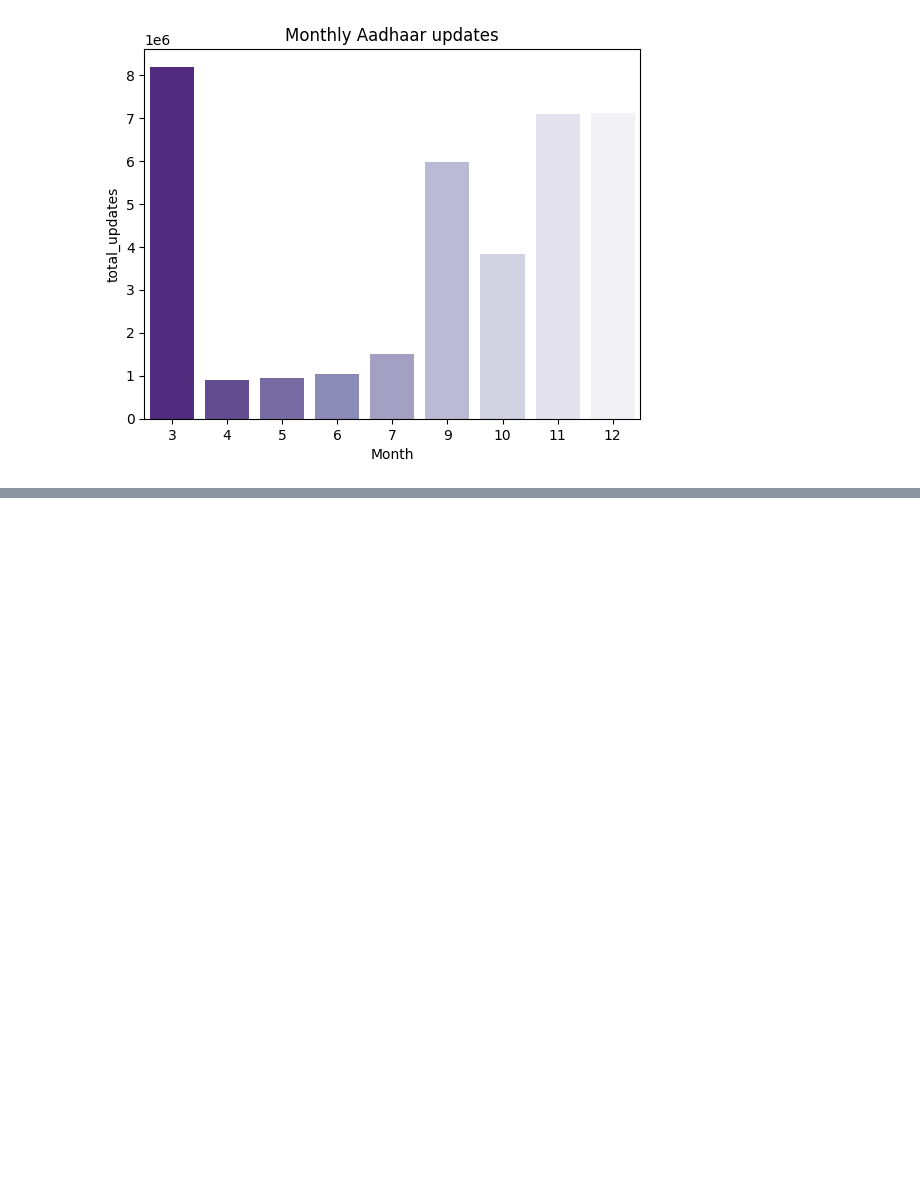
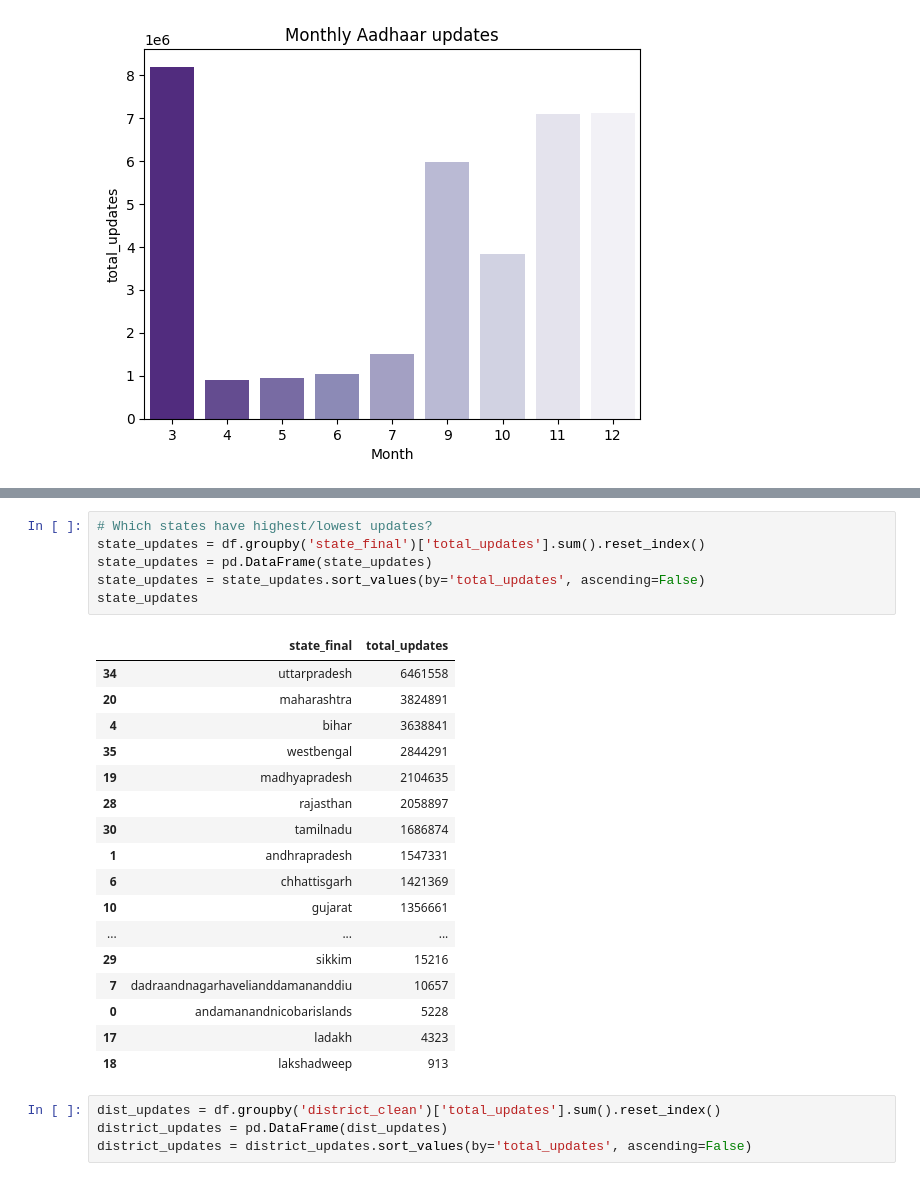
Before and after one commit to Mahii0107/aadhaar-analysis, a Jupyter notebook: Demographic.ipynb, the cells around one changed output, grey strips where cells are left out. Drawn from its saved outputs; the diff is of its cells as text; blank space fills up the shorter version.

```diff
--- a/Demographic.ipynb
+++ b/Demographic.ipynb
@@ -331,0 +469,28 @@ Text(0.5, 0, 'Month')
+# %%
+# Which states have highest/lowest updates?
+state_updates = df.groupby('state_final')['total_updates'].sum().reset_index()
+state_updates = pd.DataFrame(state_updates)
+state_updates = state_updates.sort_values(by='total_updates', ascending=False)
+state_updates
+# %% [output]
+|  | state_final | total_updates |
+| 34 | uttarpradesh | 6461558 |
+| 20 | maharashtra | 3824891 |
+| 4 | bihar | 3638841 |
+| 35 | westbengal | 2844291 |
+| 19 | madhyapradesh | 2104635 |
+| 28 | rajasthan | 2058897 |
+| 30 | tamilnadu | 1686874 |
+| 1 | andhrapradesh | 1547331 |
+| 6 | chhattisgarh | 1421369 |
+| 10 | gujarat | 1356661 |
+| ... | ... | ... |
+| 29 | sikkim | 15216 |
+| 7 | dadraandnagarhavelianddamananddiu | 10657 |
+| 0 | andamanandnicobarislands | 5228 |
+| 17 | ladakh | 4323 |
+| 18 | lakshadweep | 913 |
+# %%
+dist_updates = df.groupby('district_clean')['total_updates'].sum().reset_index()
+district_updates = pd.DataFrame(dist_updates)
+district_updates = district_updates.sort_values(by='total_updates', ascending=False)
```
Also changed, not shown: parts of 20 cells of this notebook.
